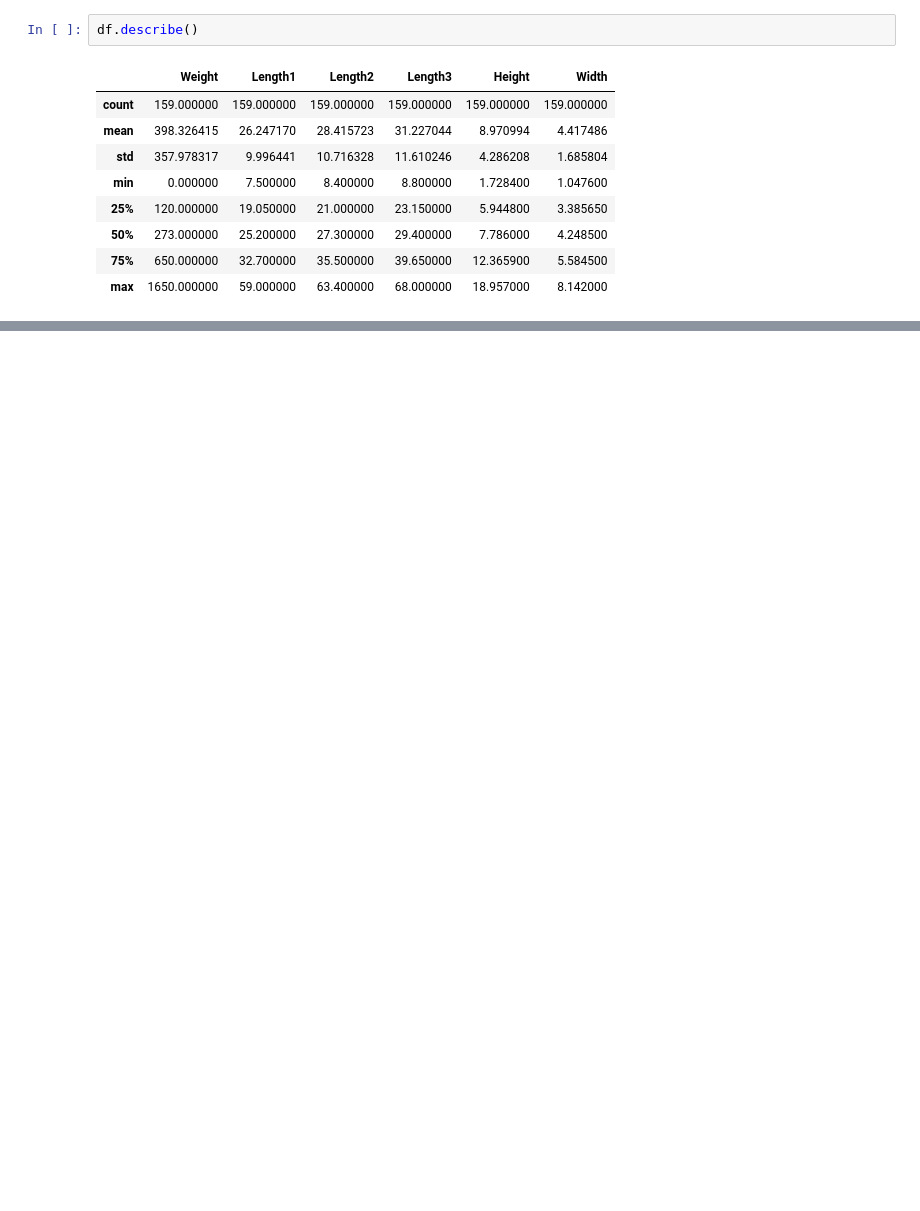
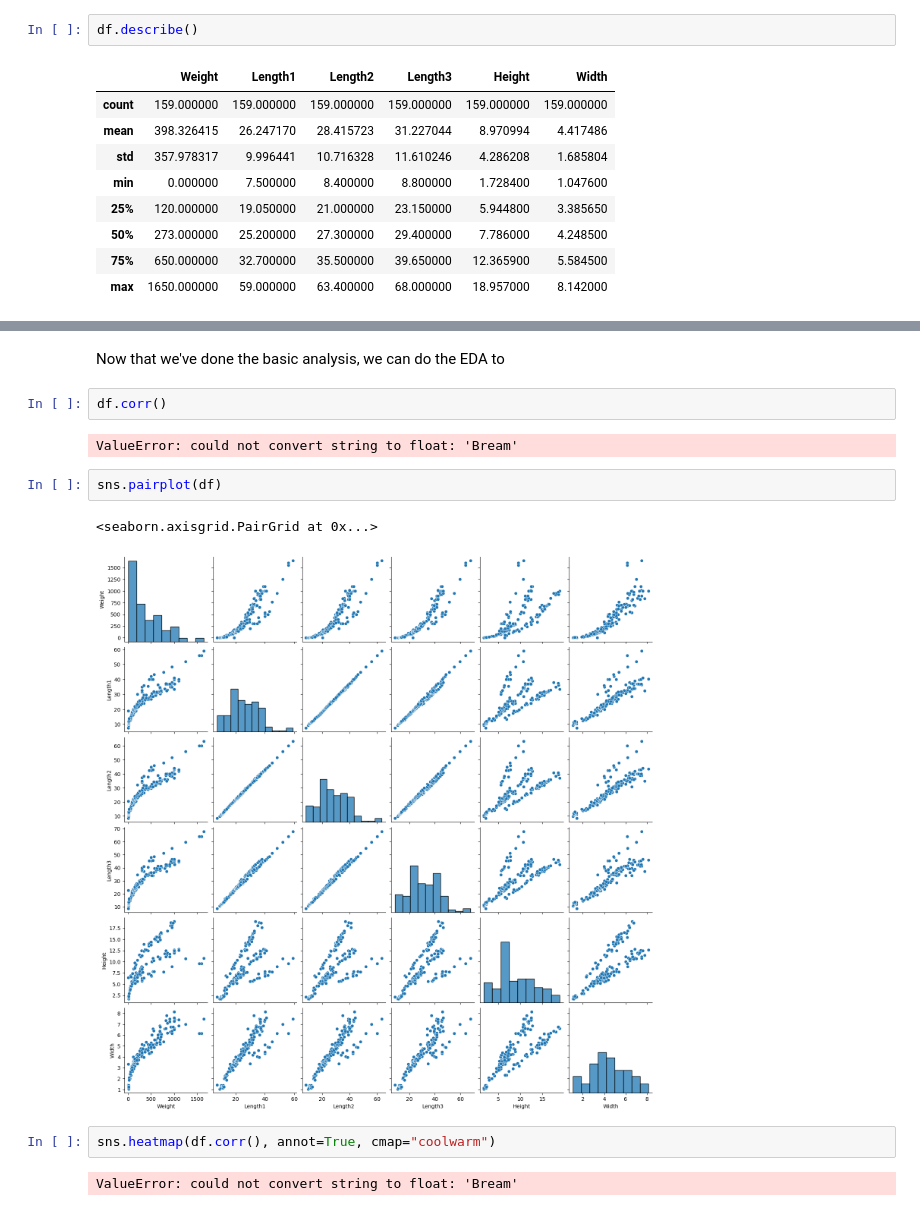
Before and after one commit to Ethanshibu/MachineLearning-from-scratch, a Jupyter notebook: polynomial_regression/polynomial_regression.ipynb, the cells around one changed output, grey strips where cells are left out. Saved outputs shown, nothing was run; the diff lists cells and outputs as text; blank space fills up the shorter version.

Commit message:
applied basic EDA

```diff
--- a/polynomial_regression/polynomial_regression.ipynb
+++ b/polynomial_regression/polynomial_regression.ipynb
@@ -47,0 +68,15 @@ df.describe()
+# %% [markdown]
+Now that we've done the basic analysis, we can do the EDA to
+# %%
+df.corr()
+# %% [output]
+ValueError: could not convert string to float: 'Bream'
+# %%
+sns.pairplot(df)
+# %% [output]
+<seaborn.axisgrid.PairGrid at 0x...>
+[figure, added]
+# %%
+sns.heatmap(df.corr(), annot=True, cmap="coolwarm")
+# %% [output]
+ValueError: could not convert string to float: 'Bream'
```
Also changed, not shown: parts of 5 cells of this notebook.
